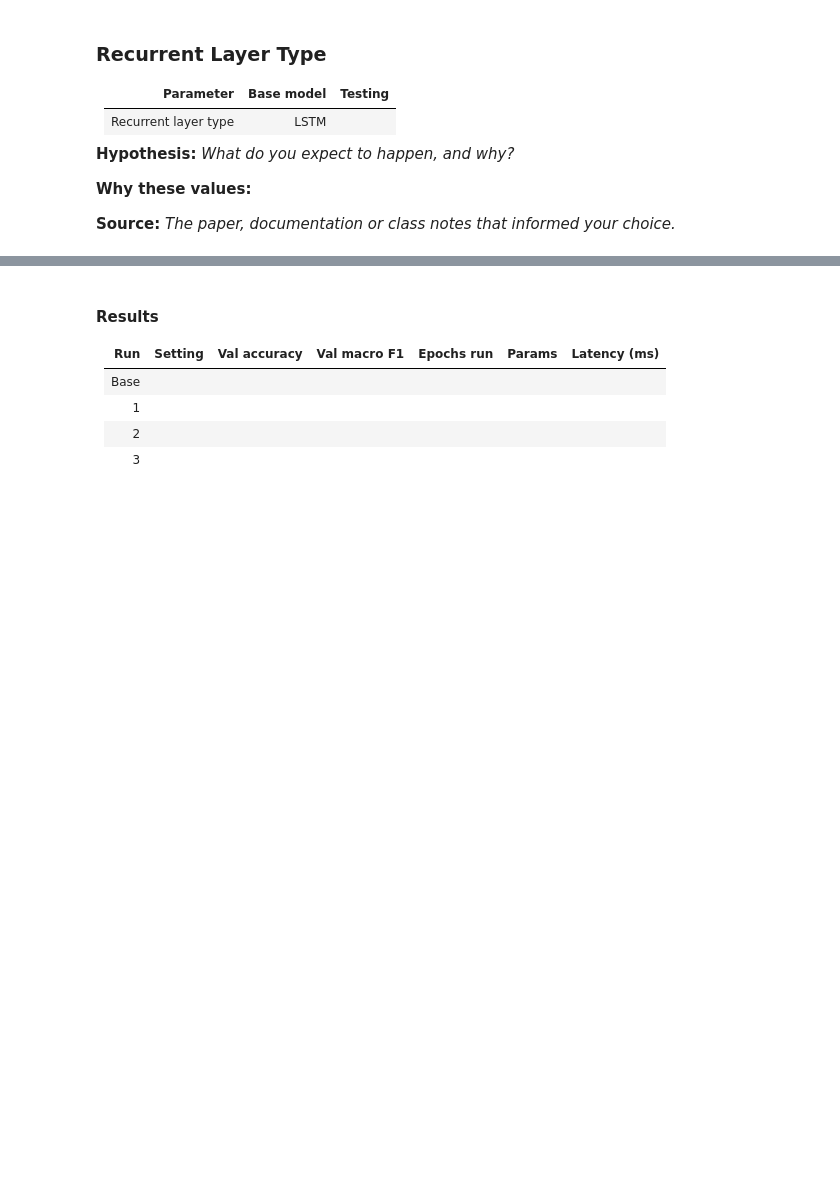
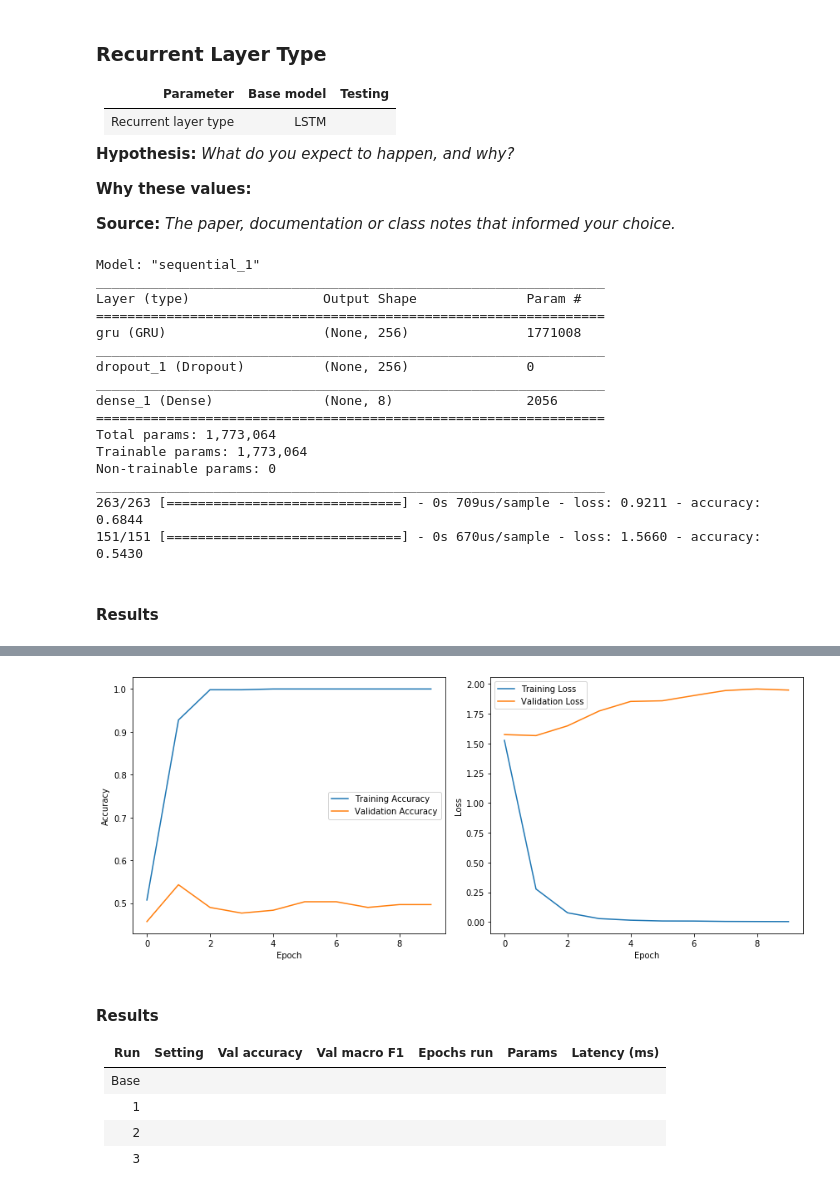
Before and after one commit to AylieNagler/Exercise-Classification-CNN-LSTM, a Jupyter notebook: NOTEBOOKS/03_tom_experiments.ipynb, the cells around one changed output, grey strips where cells are left out. Drawn from its saved outputs; the diff is of its cells as text; code cells hidden in the pictures; blank space fills up the shorter version.

```diff
--- a/NOTEBOOKS/03_tom_experiments.ipynb
+++ b/NOTEBOOKS/03_tom_experiments.ipynb
@@ -59,3 +284,29 @@ os.environ['CUDA_VISIBLE_DEVICES'] = '-1'
 **Why these values:**
 
 **Source:** _The paper, documentation or class notes that informed your choice._
+# %%
+# here is an example of how to use the baseline
+test_conf_1 = cp.deepcopy(baseline_config)
+test_conf_1['Experiment Name']     = "1"
+test_conf_1['Setting'] = "Recurrent Layer => GRU"
+test_conf_1['Recurrent layer'] = GRU
+
+run_experiment(test_conf_1, X, y)
+# %% [output]
+Model: "sequential_1"
+_________________________________________________________________
+Layer (type)                 Output Shape              Param #
+=================================================================
+gru (GRU)                    (None, 256)               1771008
+_________________________________________________________________
+dropout_1 (Dropout)          (None, 256)               0
+_________________________________________________________________
+dense_1 (Dense)              (None, 8)                 2056
+=================================================================
+Total params: 1,773,064
+Trainable params: 1,773,064
+Non-trainable params: 0
+_________________________________________________________________
+263/263 [==============================] - 0s 709us/sample - loss: 0.9211 - accuracy: 0.6844
+151/151 [==============================] - 0s 670us/sample - loss: 1.5660 - accuracy: 0.5430
+Results
@@ -62,3 +316,4 @@ os.environ['CUDA_VISIBLE_DEVICES'] = '-1'
+[figure, added]
 # %% [markdown]
 #### Results
 
```
Also changed, not shown: parts of 10 cells of this notebook.
